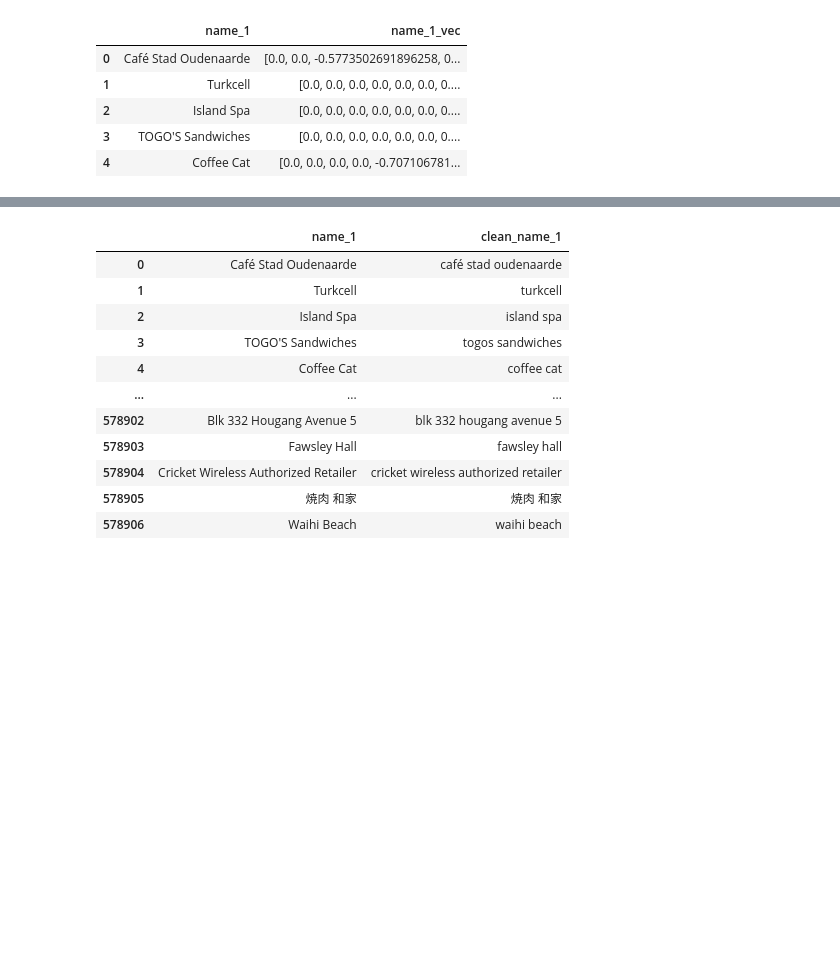
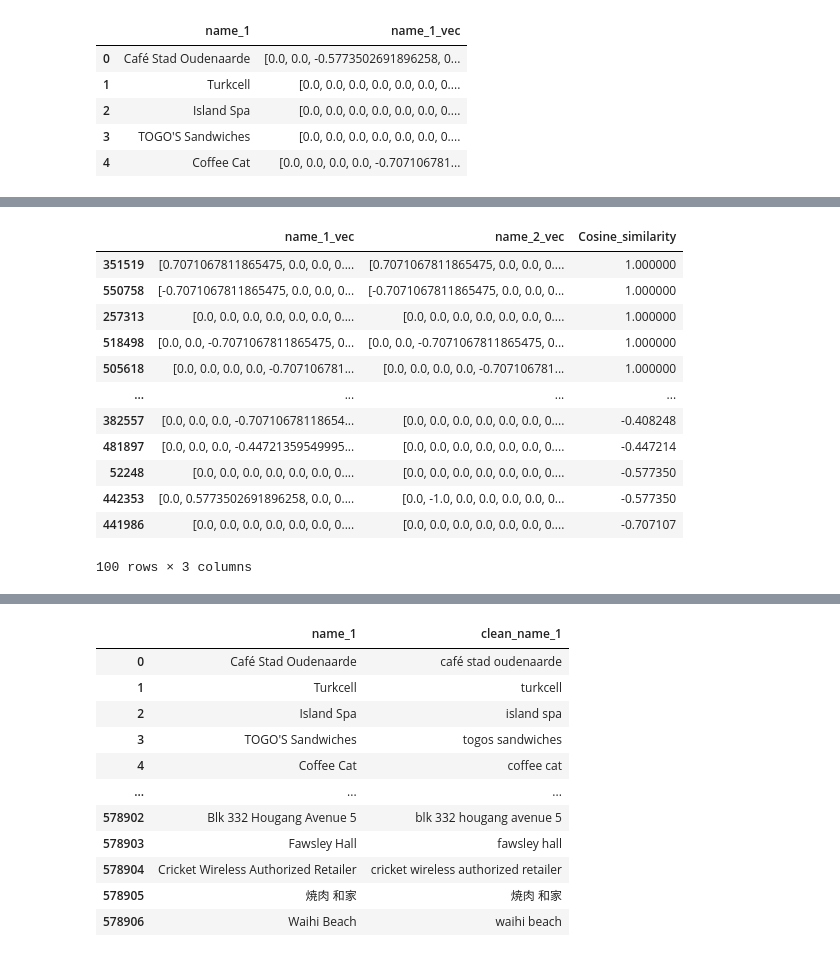
Before and after one commit to ParalogyX/Foursquare_Location_Matching, a Jupyter notebook: first_notebook.ipynb, the cells around one changed output, grey strips where cells are left out. Drawn from its saved outputs; the diff is of its cells as text; code cells hidden in the pictures; blank space fills up the shorter version.

```diff
--- a/first_notebook.ipynb
+++ b/first_notebook.ipynb
@@ -519,14 +519,15 @@ vectorizer.fit(cleaned_sample)
 name_1_vector = vectorizer.transform(df_pairs['clean_name_1'])
 name_2_vector = vectorizer.transform(df_pairs['clean_name_2'])
 
-df_pairs['name_1_vec'] = name_1_vector
+df_pairs['name_1_vec'] = list(name_1_vector.toarray())
+df_pairs['name_2_vec'] = list(name_2_vector.toarray())
 
 # vectorizer = CountVectorizer().fit_transform(cleaned_sample)
 # vectors = vectorizer.toarray()
 
 
-# def cosine_sim (vec1, vec2):
-#     vec1 = vec1.reshape(1, -1)
-#     vec2 = vec2.reshape(1, -1)
+def cosine_sim (vec1, vec2):
+    vec1 = vec1.reshape(1, -1)
+    vec2 = vec2.reshape(1, -1)
 
-#     return cosine_similarity(vec1, vec2)[0][0]
+    return cosine_similarity(vec1, vec2)[0][0]
@@ -544,0 +556,16 @@ df_pairs.head()[['name_1', 'name_1_vec']]
+# %%
+# Compare Similarities between the same POI name field and different one
+
+# Take 100 matching records from df_pairs and check distances between id_1 and id_2
+matching_sample = df_pairs[df_pairs['match']].sample(100, random_state=42)[['name_1_vec', 'name_2_vec']]
+
+# compare names in each record and add it to list
+matching_names_distances = []
+for index, rec in matching_sample.iterrows():
+    matching_names_distances.append(cosine_sim(rec['name_1_vec'], rec['name_2_vec']))
+
+# Do the same for unmaching records
+unmatching_sample = df_pairs[~df_pairs['match']].sample(100, random_state=42)[['name_1_vec', 'name_2_vec']]
+unmatching_names_distances = []
+for index, rec in unmatching_sample.iterrows():
+    unmatching_names_distances.append(cosine_sim(rec['name_1_vec'], rec['name_2_vec']))
@@ -544,0 +594,19 @@ df_pairs.head()[['name_1', 'name_1_vec']]
+# %%
+matching_sample['Cosine_similarity'] = matching_names_distances
+unmatching_sample['Cosine_similarity'] = unmatching_names_distances
+pd.set_option('max_colwidth', 60)
+matching_sample.sort_values('Cosine_similarity', ascending=False)
+# %% [output]
+|  | name_1_vec | name_2_vec | Cosine_similarity |
+| 351519 | [0.7071067811865475, 0.0, 0.0, 0.... | [0.7071067811865475, 0.0, 0.0, 0.... | 1.000000 |
+| 550758 | [-0.7071067811865475, 0.0, 0.0, 0... | [-0.7071067811865475, 0.0, 0.0, 0... | 1.000000 |
+| 257313 | [0.0, 0.0, 0.0, 0.0, 0.0, 0.0, 0.... | [0.0, 0.0, 0.0, 0.0, 0.0, 0.0, 0.... | 1.000000 |
+| 518498 | [0.0, 0.0, -0.7071067811865475, 0... | [0.0, 0.0, -0.7071067811865475, 0... | 1.000000 |
+| 505618 | [0.0, 0.0, 0.0, 0.0, -0.707106781... | [0.0, 0.0, 0.0, 0.0, -0.707106781... | 1.000000 |
+| ... | ... | ... | ... |
+| 382557 | [0.0, 0.0, 0.0, -0.70710678118654... | [0.0, 0.0, 0.0, 0.0, 0.0, 0.0, 0.... | -0.408248 |
+| 481897 | [0.0, 0.0, 0.0, -0.44721359549995... | [0.0, 0.0, 0.0, 0.0, 0.0, 0.0, 0.... | -0.447214 |
+| 52248 | [0.0, 0.0, 0.0, 0.0, 0.0, 0.0, 0.... | [0.0, 0.0, 0.0, 0.0, 0.0, 0.0, 0.... | -0.577350 |
+| 442353 | [0.0, 0.5773502691896258, 0.0, 0.... | [0.0, -1.0, 0.0, 0.0, 0.0, 0.0, 0... | -0.577350 |
+| 441986 | [0.0, 0.0, 0.0, 0.0, 0.0, 0.0, 0.... | [0.0, 0.0, 0.0, 0.0, 0.0, 0.0, 0.... | -0.707107 |
+100 rows × 3 columns
```
Also changed, not shown: parts of 11 cells of this notebook.
